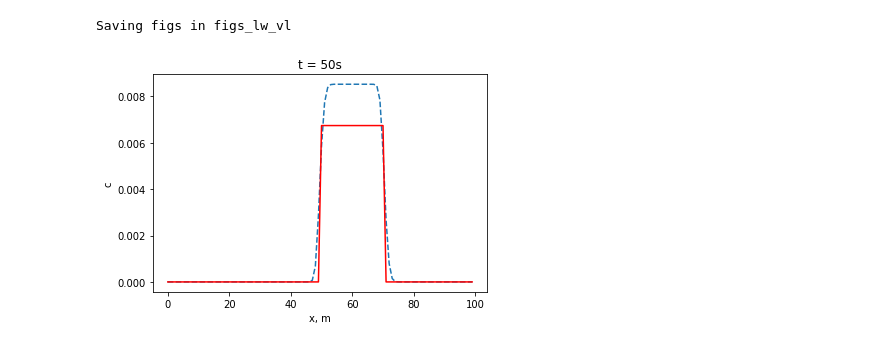
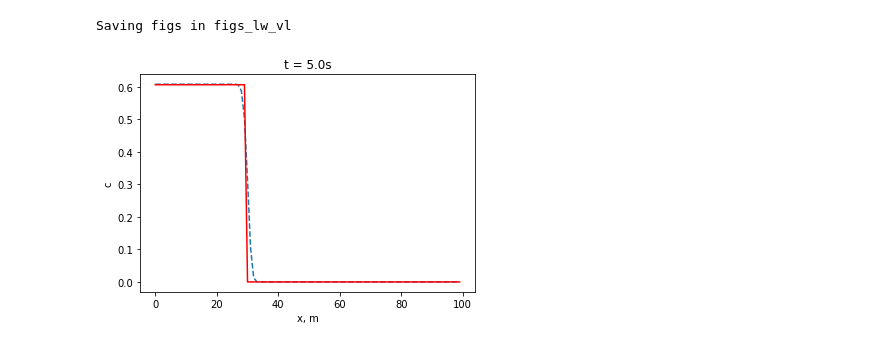
Before and after one commit to tdcwilliams/pywave, a Jupyter notebook: notebooks/energy_transport/advection_attenuation.ipynb, the cells around one changed output. Saved outputs shown, nothing was run; the diff lists cells and outputs as text; code cells hidden in the pictures.

```diff
--- a/notebooks/energy_transport/advection_attenuation.ipynb
+++ b/notebooks/energy_transport/advection_attenuation.ipynb
@@ -71,0 +98,8 @@ Saving figs in figs_lf
+# %%
+# add superbee flux limiting
+adv = AdvectAtten1D(dx, dt/10,
+                    scheme='lax_friedrichs',
+                    u_correction_scheme="implicit",
+                    limiter="superbee",
+                   )
+run(adv, u0, c, alpha, x, outdir='figs_lf', **kw_init)
@@ -71,0 +114,5 @@ Saving figs in figs_lf
+# %%
+adv = AdvectAtten1D(dx, dt, scheme='lax_wendroff',
+                    flux_correction_scheme=None,
+                    u_correction_scheme="implicit")
+run(adv, u0, c, alpha, x, outdir="figs_lw", **kw_init)
@@ -72,6 +122,8 @@ Saving figs in figs_lf
 # %%
+# correct the predicted flux to allow for attenuation
+# - smaller jump behind the front, but front moves a bit slower
 adv = AdvectAtten1D(dx, dt, scheme='lax_wendroff',
-                    flux_correction_scheme=None,
+                    flux_correction_scheme="implicit",
                     u_correction_scheme="implicit")
 run(adv, u0, c, alpha, x, outdir="figs_lw", **kw_init)
 # %% [output]
@@ -79,0 +132,6 @@ Saving figs in figs_lw
+# %%
+# reduce time step to capture attenuation better
+adv = AdvectAtten1D(dx, dt/10, scheme='lax_wendroff',
+                    flux_correction_scheme="implicit",
+                    u_correction_scheme="implicit")
+run(adv, u0, c, alpha, x, outdir="figs_lw", **kw_init)
@@ -80,10 +141,11 @@ Saving figs in figs_lw
 # %%
-adv = AdvectAtten1D(dx, dt, scheme='lax_wendroff',
+# add van Leer flux limiting to remove oscillations
+adv = AdvectAtten1D(dx, dt/10, scheme='lax_wendroff',
                     limiter='van_leer',
-                    flux_correction_scheme=None,
+                    flux_correction_scheme="implicit",
                     u_correction_scheme="implicit",
                    )
 run(adv, u0, c, alpha, x, outdir="figs_lw_vl", **kw_init)
 # %% [output]
 Saving figs in figs_lw_vl
-[figure, old version]
+[figure, new version]
```
Also changed, not shown: parts of 15 cells of this notebook.
